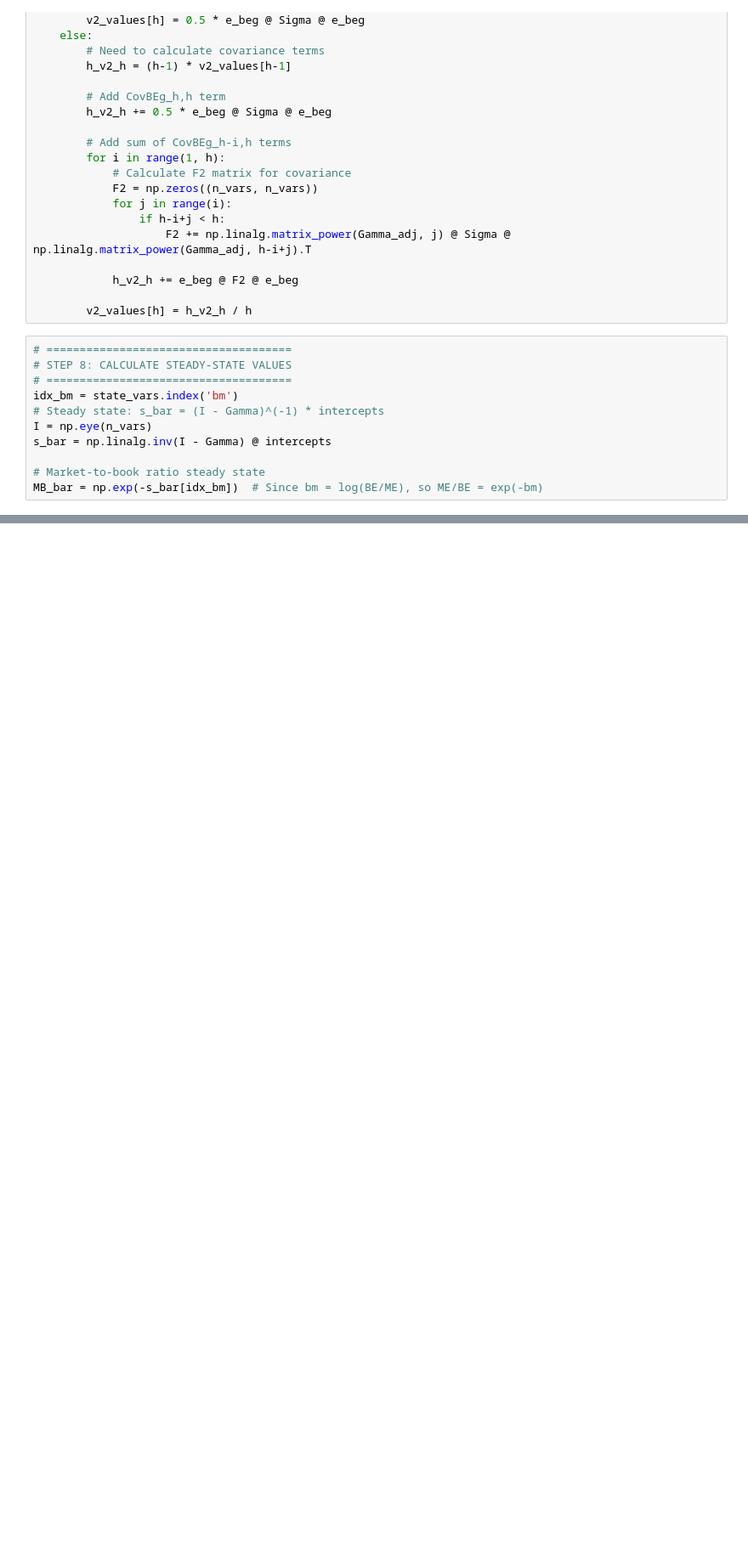
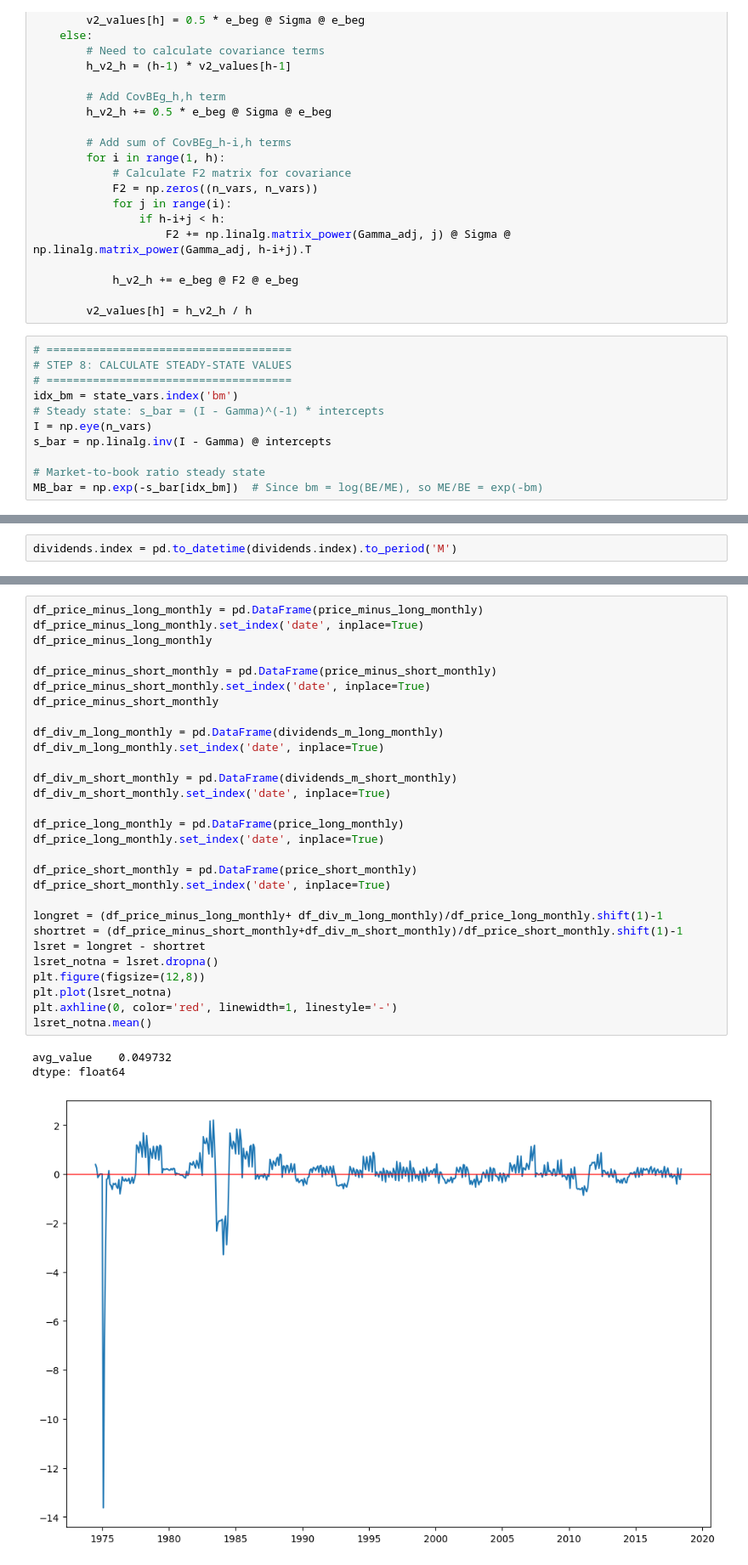
Before and after one commit to justusschenk/valueinvesting, a Jupyter notebook: Fundamental-Equity.ipynb, the cells around one changed output, grey strips where cells are left out. Shown at 85% size. Saved outputs shown, nothing was run; the diff lists cells and outputs as text; blank space fills up the shorter version.

```diff
--- a/Fundamental-Equity.ipynb
+++ b/Fundamental-Equity.ipynb
@@ -1420,0 +3810,2 @@ price_long_ts
+# %%
+dividends.index = pd.to_datetime(dividends.index).to_period('M')
@@ -1420,0 +4320,33 @@ price_long_ts
+# %%
+df_price_minus_long_monthly = pd.DataFrame(price_minus_long_monthly)
+df_price_minus_long_monthly.set_index('date', inplace=True)
+df_price_minus_long_monthly
+
+df_price_minus_short_monthly = pd.DataFrame(price_minus_short_monthly)
+df_price_minus_short_monthly.set_index('date', inplace=True)
+df_price_minus_short_monthly
+
+df_div_m_long_monthly = pd.DataFrame(dividends_m_long_monthly)
+df_div_m_long_monthly.set_index('date', inplace=True)
+
+df_div_m_short_monthly = pd.DataFrame(dividends_m_short_monthly)
+df_div_m_short_monthly.set_index('date', inplace=True)
+
+df_price_long_monthly = pd.DataFrame(price_long_monthly)
+df_price_long_monthly.set_index('date', inplace=True)
+
+df_price_short_monthly = pd.DataFrame(price_short_monthly)
+df_price_short_monthly.set_index('date', inplace=True)
+
+longret = (df_price_minus_long_monthly+ df_div_m_long_monthly)/df_price_long_monthly.shift(1)-1
+shortret = (df_price_minus_short_monthly+df_div_m_short_monthly)/df_price_short_monthly.shift(1)-1
+lsret = longret - shortret
+lsret_notna = lsret.dropna()
+plt.figure(figsize=(12,8))
+plt.plot(lsret_notna)
+plt.axhline(0, color='red', linewidth=1, linestyle='-')
+lsret_notna.mean()
+# %% [output]
+avg_value    0.049732
+dtype: float64
+[figure, added]
```
Also changed, not shown: parts of 39 cells of this notebook, 32 other files.
